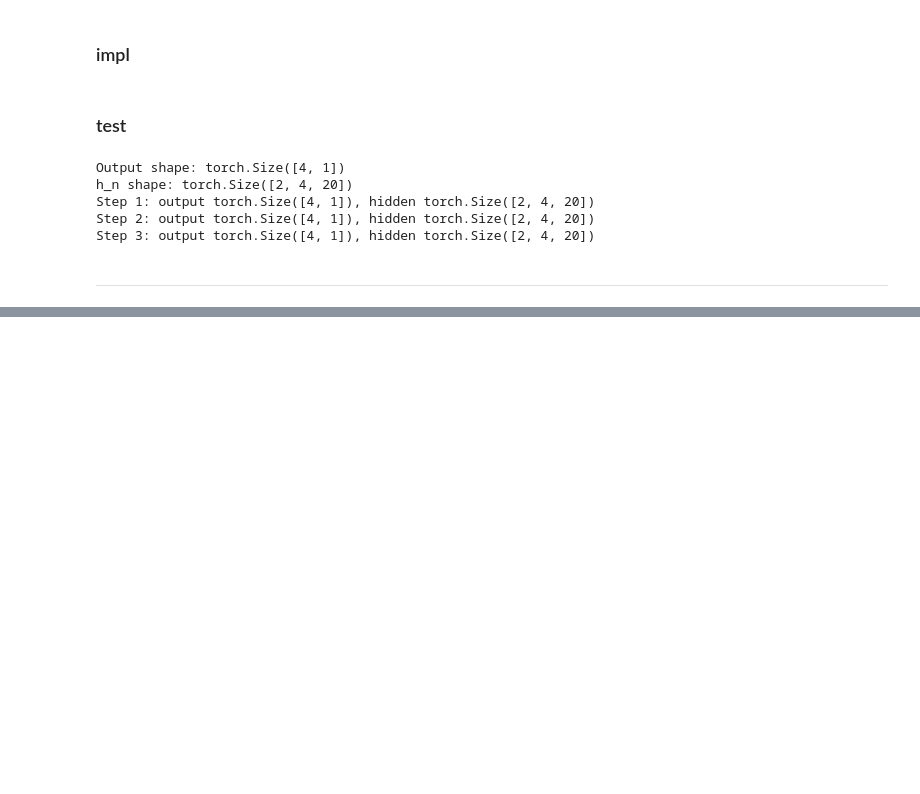
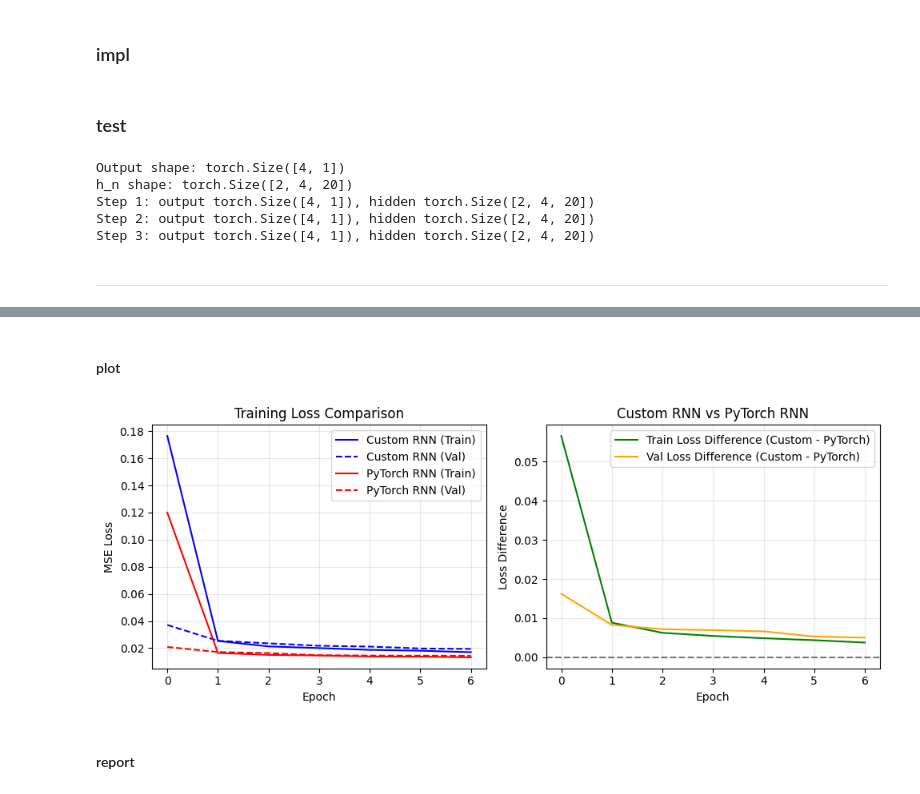
Before and after one commit to hamidb80/Recurrent-Neural-Networks-from-scratch-using-PyTorch, a Jupyter notebook: rnn-from-scratch-pytorch2-pack.ipynb, the cells around one changed output, grey strips where cells are left out. Saved outputs shown, nothing was run; the diff lists cells and outputs as text; code cells hidden in the pictures; blank space fills up the shorter version.

Commit message:
add comparison with Pytorch's models

```diff
--- a/rnn-from-scratch-pytorch2-pack.ipynb
+++ b/rnn-from-scratch-pytorch2-pack.ipynb
@@ -443,0 +494,8 @@ Step 3: output torch.Size([4, 1]), hidden torch.Size([2, 4, 20])
+# %%
+BATCH_SIZE   = 64
+INPUT_SIZE   =  8
+HIDDEN_SIZE  = 32
+NUM_LAYERS   =  2
+OUTPUT_SIZE  =  1
+EPOCHS       =  7
+LR           =  0.001
@@ -443,0 +504,3 @@ Step 3: output torch.Size([4, 1]), hidden torch.Size([2, 4, 20])
+# %%
+DEVICE = 'cuda' if torch.cuda.is_available() else 'cpu'
+print(f"Using device: {DEVICE}")
@@ -443,0 +610,9 @@ Step 3: output torch.Size([4, 1]), hidden torch.Size([2, 4, 20])
+# %%
+custom_rnn  =  CustomRNNModule(INPUT_SIZE, HIDDEN_SIZE ,NUM_LAYERS, OUTPUT_SIZE, bias=True)
+pytorch_rnn = PyTorchRNNModule(INPUT_SIZE, HIDDEN_SIZE, NUM_LAYERS, OUTPUT_SIZE)
+
+custom_train_loss,   custom_val_loss,  custom_times = train_model( custom_rnn, train_loader, val_loader, epochs=EPOCHS, lr=LR)
+pytorch_train_loss, pytorch_val_loss, pytorch_times = train_model(pytorch_rnn, train_loader, val_loader, epochs=EPOCHS, lr=LR)
+
+custom_total_time  = sum( custom_times)
+pytorch_total_time = sum(pytorch_times)
@@ -443,0 +634,35 @@ Step 3: output torch.Size([4, 1]), hidden torch.Size([2, 4, 20])
+# %% [markdown]
+#### plot
+# %%
+fig, axes = plt.subplots(1, 2, figsize=(10, 4))
+
+# Loss comparison
+axes[0].plot(custom_train_loss,  label='Custom RNN (Train)',  color='blue', linestyle='-')
+axes[0].plot(  custom_val_loss,  label='Custom RNN (Val)',    color='blue', linestyle='--')
+axes[0].plot(pytorch_train_loss, label='PyTorch RNN (Train)', color='red',  linestyle='-')
+axes[0].plot(  pytorch_val_loss, label='PyTorch RNN (Val)',   color='red',  linestyle='--')
+
+axes[0].set_xlabel('Epoch')
+axes[0].set_ylabel('MSE Loss')
+axes[0].set_title('Training Loss Comparison')
+axes[0].legend()
+axes[0].grid(True, alpha=0.3)
+
+# Loss difference
+diff_train = np.array(custom_train_loss) - np.array(pytorch_train_loss)
+diff_val   = np.array(custom_val_loss)   - np.array(pytorch_val_loss)
+axes[1].plot(diff_train, label='Train Loss Difference (Custom - PyTorch)', color='green')
+axes[1].plot(diff_val,   label='Val Loss Difference (Custom - PyTorch)',   color='orange')
+axes[1].axhline(y=0, color='black', linestyle='--', alpha=0.5)
+axes[1].set_xlabel('Epoch')
+axes[1].set_ylabel('Loss Difference')
+axes[1].set_title('Custom RNN vs PyTorch RNN')
+axes[1].legend()
+axes[1].grid(True, alpha=0.3)
+
+plt.tight_layout()
+plt.show()
+# %% [output]
+[figure, added]
+# %% [markdown]
+#### report
```
Also changed, not shown: parts of 47 cells of this notebook.
